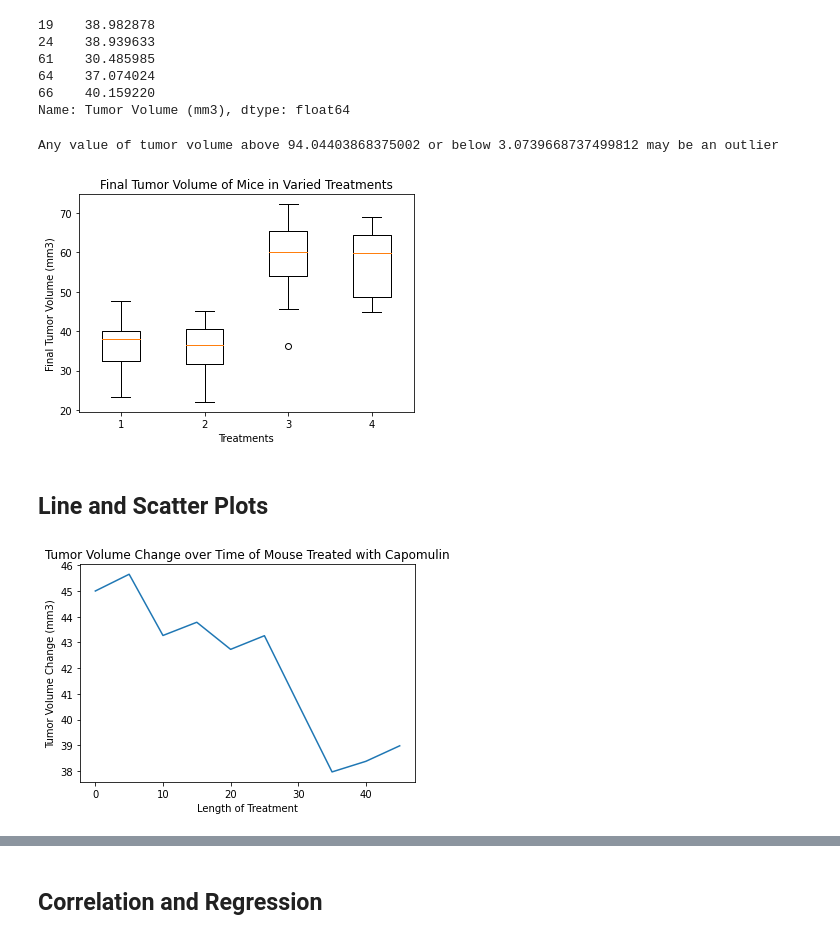
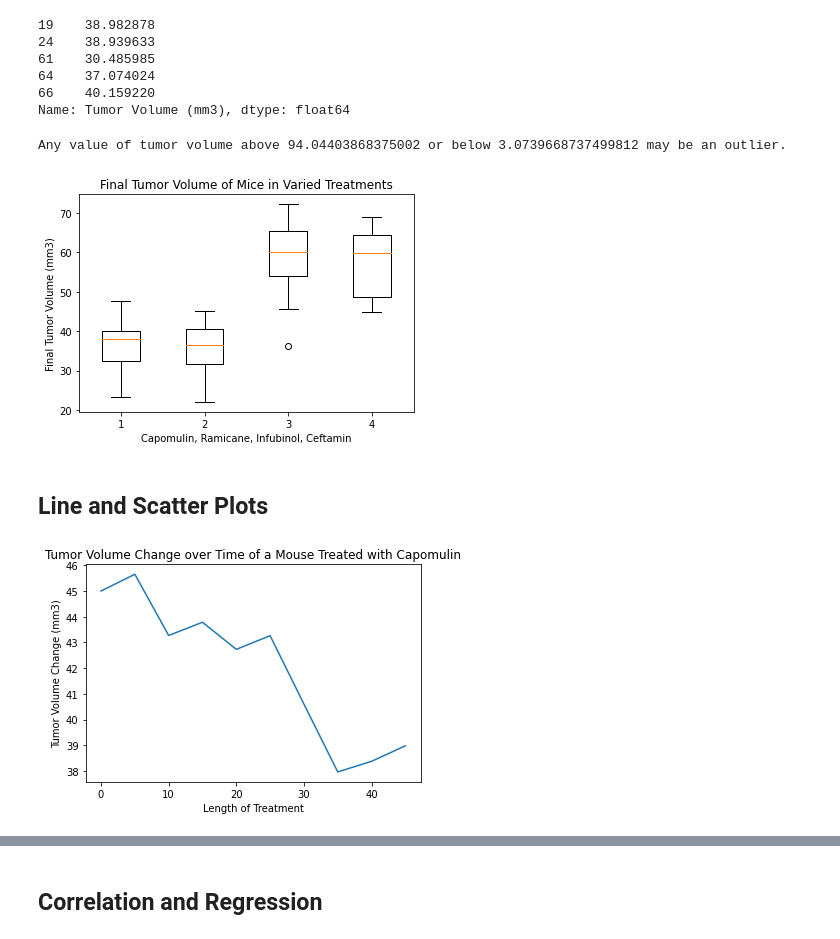
Before and after one commit to ryleenelson1397/matplotlib-challenge, a Jupyter notebook: Pymaceuticals/RNelson_Pymaceuticals .ipynb, the cells around one changed output, grey strips where cells are left out. Cells and saved outputs as stored; diff of their text form; code cells hidden in the pictures.

Commit message:
Everything complete except for the tick values on the boxplot

```diff
--- a/Pymaceuticals/RNelson_Pymaceuticals .ipynb
+++ b/Pymaceuticals/RNelson_Pymaceuticals .ipynb
@@ -263,41 +263,42 @@ iqr = upperq-lowerq
 lowbound = lowerq - (1.5*iqr)
 upperbound = upperq + (1.5*iqr)
 
-print(f'Any value of tumor volume above {upperbound} or below {lowbound} may be an outlier')
+print(f'Any value of tumor volume above {upperbound} or below {lowbound} may be an outlier.')
 # %% [output]
-Any value of tumor volume above 94.04403868375002 or below 3.0739668737499812 may be an outlier
+Any value of tumor volume above 94.04403868375002 or below 3.0739668737499812 may be an outlier.
 # %%
 # Generate a box plot of the final tumor volume of each mouse across four regimens of interest
 fig1, ax1 = plt.subplots()
 ax1.set_title('Final Tumor Volume of Mice in Varied Treatments')
 ax1.set_ylabel('Final Tumor Volume (mm3)')
-ax1.set_xlabel("Treatments")
+ax1.set_xlabel("Capomulin, Ramicane, Infubinol, Ceftamin")
 
 #STILL trying to figure out how to get the x tick labels in properly
 
 ax1.boxplot(tumor_vol)
 plt.show()
 # %% [output]
-[figure, old version]
+[figure, new version]
 # %% [markdown]
 ## Line and Scatter Plots
 # %%
 # Generate a line plot of tumor volume vs. time point for a mouse treated with Capomulin
-# pulled 20th index value from the merge_df printed above to get mouse ID
+# pulled 20th index value from the merge_df printed above to get mouse ID [19]
 specific_mouse = mouse_study.loc[mouse_study["Mouse ID"] == "b128"]
+# specific_mouse // called to be sure I had a mouse on Capomulin
 
-specific_mouse #// called to be sure I had a mouse on Capomulin
-
+# Setting the timepoint and tumor volume for specific mice to variables to cast into plot as axes values
 mouse_time = specific_mouse["Timepoint"]
 mouse_tumvol = specific_mouse["Tumor Volume (mm3)"]
 
-plt.title("Tumor Volume Change over Time of Mouse Treated with Capomulin")
+#making line plot
+plt.title("Tumor Volume Change over Time of a Mouse Treated with Capomulin")
 plt.xlabel("Length of Treatment")
 plt.ylabel("Tumor Volume Change (mm3)")
 plt.plot(mouse_time, mouse_tumvol)
 plt.show()
 # %% [output]
-[figure, old version]
+[figure, new version]
 # %%
 # Generate a scatter plot of average tumor volume vs. mouse weight for the Capomulin regimen
 
```
Also changed, not shown: parts of 12 cells of this notebook.
